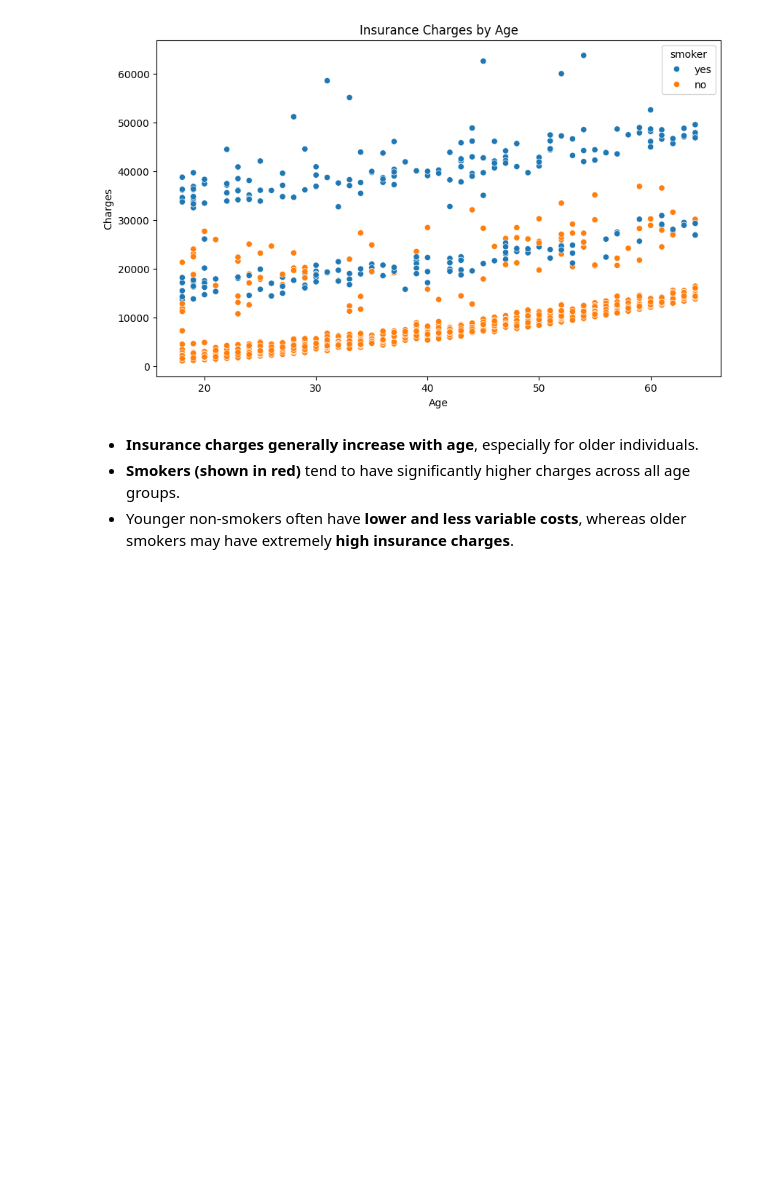
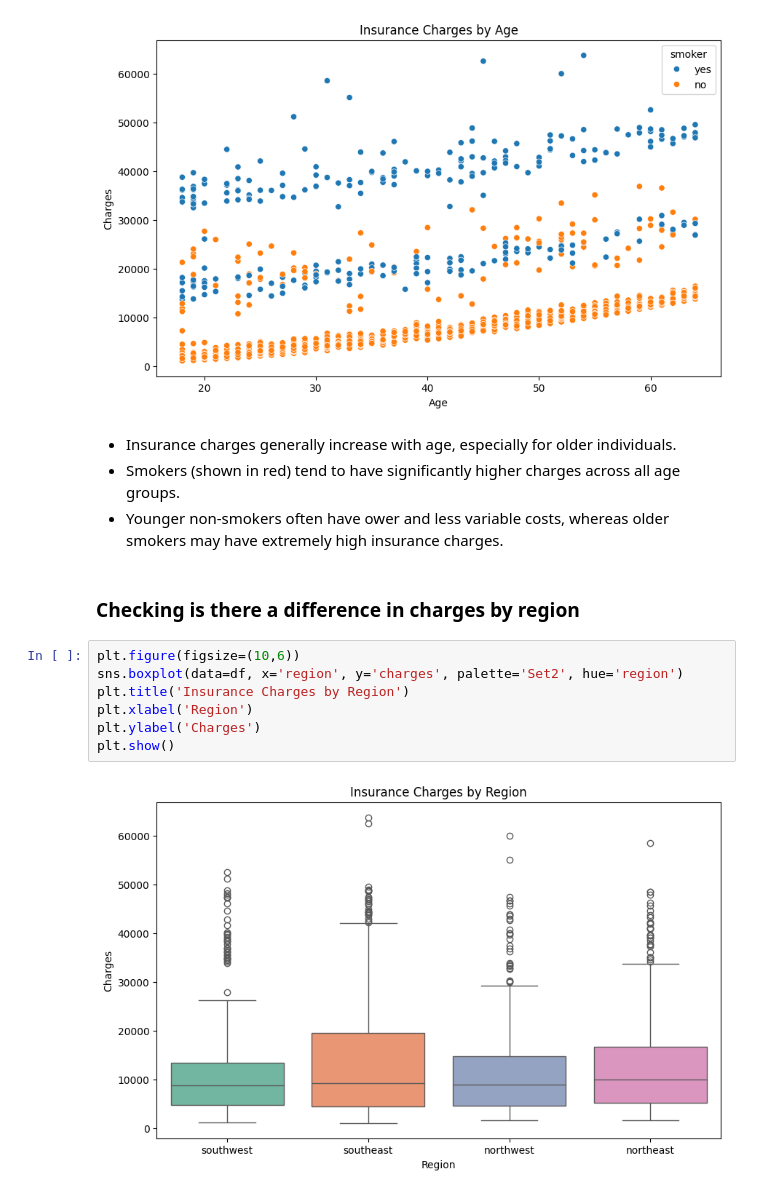
Before and after one commit to payal-kanani/healthcare-insurance-analysis, a Jupyter notebook: jupyter_notebooks/initial_visualisation.ipynb, the cells around one changed output. Drawn from its saved outputs; the diff is of its cells as text; blank space fills up the shorter version.

Commit message:
add boxplot

```diff
--- a/jupyter_notebooks/initial_visualisation.ipynb
+++ b/jupyter_notebooks/initial_visualisation.ipynb
@@ -84,6 +84,17 @@ plt.show()
 # %% [output]
 [figure]
 # %% [markdown]
-- **Insurance charges generally increase with age**, especially for older individuals.
-- **Smokers (shown in red)** tend to have significantly higher charges across all age groups.
-- Younger non-smokers often have **lower and less variable costs**, whereas older smokers may have extremely **high insurance charges**.
+- Insurance charges generally increase with age, especially for older individuals.
+- Smokers (shown in red) tend to have significantly higher charges across all age groups.
+- Younger non-smokers often have ower and less variable costs, whereas older smokers may have extremely high insurance charges.
+# %% [markdown]
+### **Checking is there a difference in charges by region**
+# %%
+plt.figure(figsize=(10,6))
+sns.boxplot(data=df, x='region', y='charges', palette='Set2', hue='region')
+plt.title('Insurance Charges by Region')
+plt.xlabel('Region')
+plt.ylabel('Charges')
+plt.show()
+# %% [output]
+[figure, added]
```
Also changed, not shown: parts of 5 cells of this notebook.
